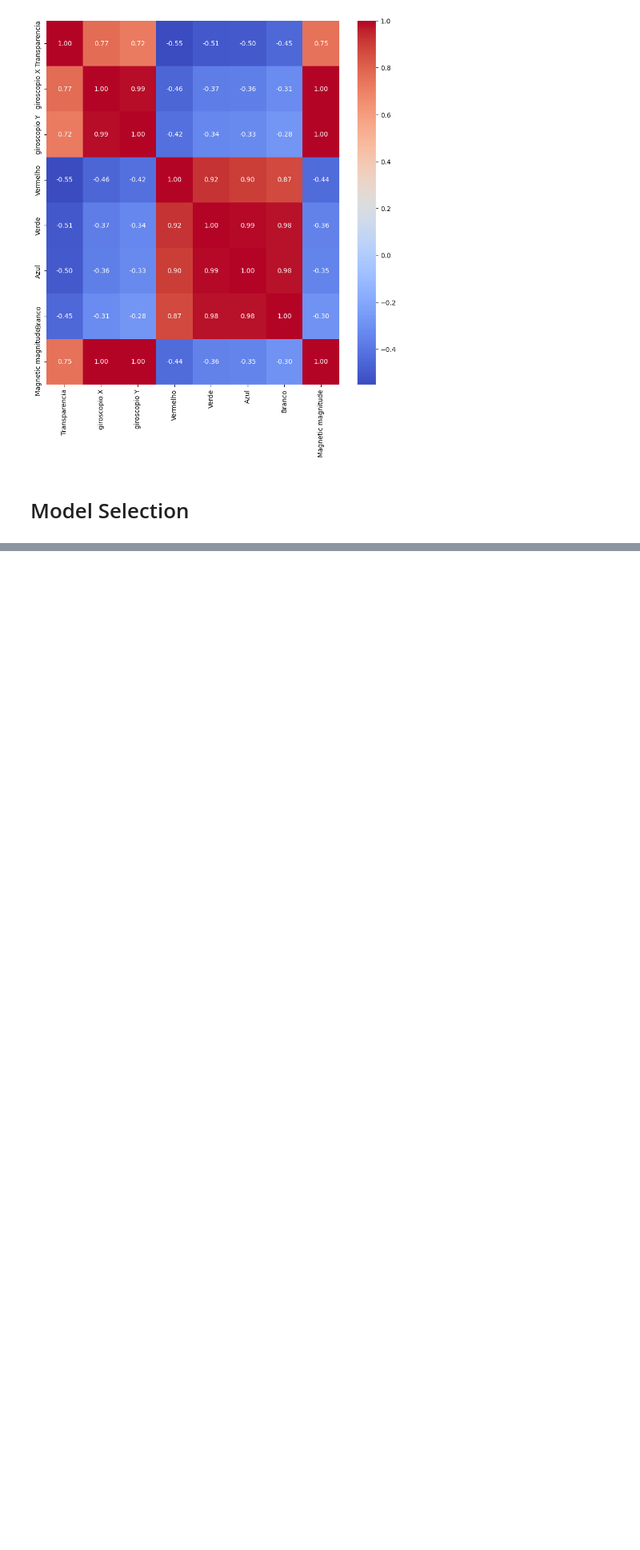
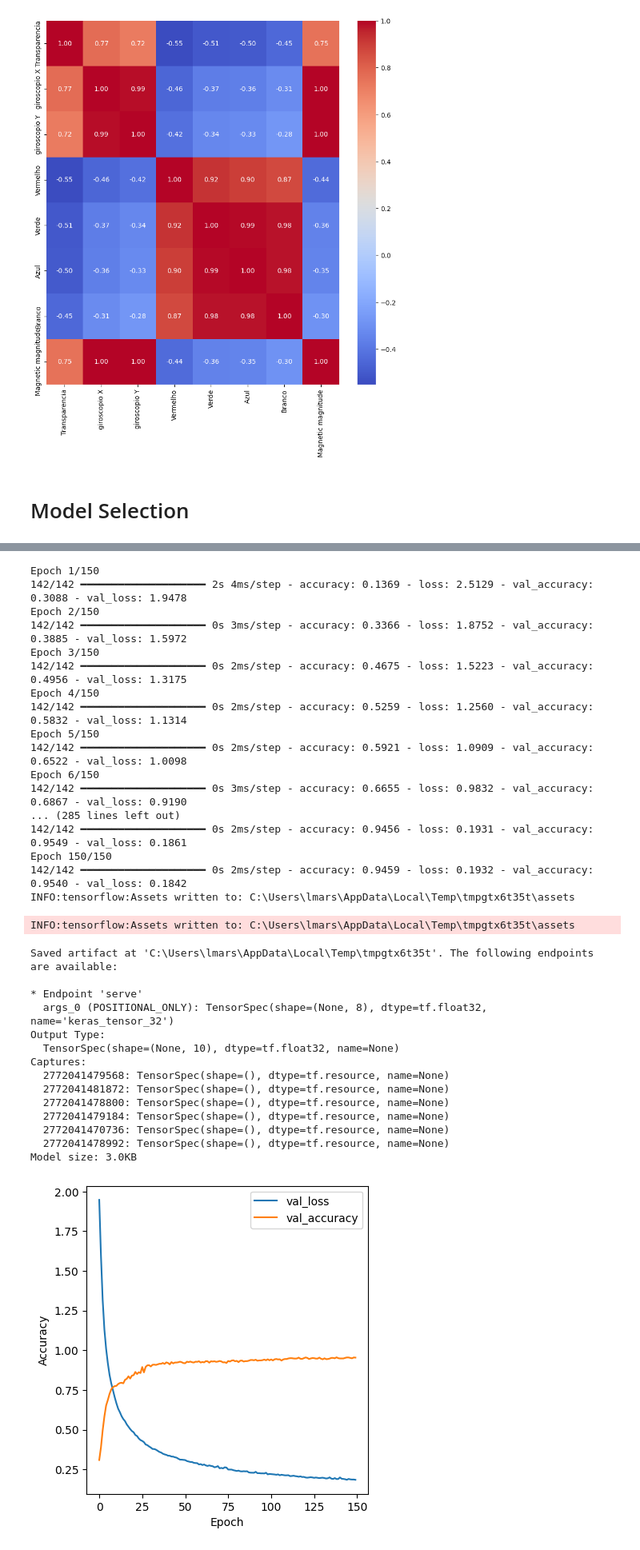
Before and after one commit to EnmanuelMartinsAbilheira/Recyclable-Materials-Classification-Arduino, a Jupyter notebook: Project/test.ipynb, the cells around one changed output, grey strips where cells are left out. Shown: that part at 80% size. Cells and saved outputs as stored; diff of their text form; code cells hidden in the pictures; blank space fills up the shorter version.

```diff
--- a/Project/test.ipynb
+++ b/Project/test.ipynb
@@ -302,0 +227,68 @@ joblib.dump(scaler, 'scaler.pkl')
+# %%
+import tensorflow as tf
+import numpy as np
+
+model = tf.keras.models.Sequential([
+    tf.keras.layers.Dense(units=X_train.shape[1], input_shape=(X_train.shape[1],)),
+    tf.keras.layers.Dense(10, activation='relu'),
+    tf.keras.layers.Dense(units=len(np.unique(y_train)), activation='softmax')
+])
+
+model.compile(optimizer='adam', loss='sparse_categorical_crossentropy', metrics=['accuracy'])
+model.fit(X_train, y_train, epochs=150, batch_size=32, validation_data=(X_test, y_test))
+
+converter = tf.lite.TFLiteConverter.from_keras_model(model)
+tflite_model = converter.convert()
+
+with open('model.tflite', 'wb') as f:
+    f.write(tflite_model)
+
+print(f"Model size: {len(tflite_model)/1024:.1f}KB")
+
+# plot accuracy and loss
+plt.figure(figsize=(10, 5))
+plt.subplot(1, 2, 1)
+plt.plot(model.history.history['val_loss'], label='val_loss')
+plt.plot(model.history.history['val_accuracy'], label='val_accuracy')
+plt.xlabel('Epoch')
+plt.ylabel('Accuracy')
+plt.legend()
+
+# save tf header
+with open('model.h', 'w') as f:
+    f.write(f"#define MODEL_TFLITE_SIZE {len(tflite_model)}\n")
+    f.write(f"const unsigned char model_tflite[] = {str(list(tflite_model))};")
+# %% [output]
+Epoch 1/150
+142/142 ━━━━━━━━━━━━━━━━━━━━ 2s 4ms/step - accuracy: 0.1369 - loss: 2.5129 - val_accuracy: 0.3088 - val_loss: 1.9478
+Epoch 2/150
+142/142 ━━━━━━━━━━━━━━━━━━━━ 0s 3ms/step - accuracy: 0.3366 - loss: 1.8752 - val_accuracy: 0.3885 - val_loss: 1.5972
+Epoch 3/150
+142/142 ━━━━━━━━━━━━━━━━━━━━ 0s 2ms/step - accuracy: 0.4675 - loss: 1.5223 - val_accuracy: 0.4956 - val_loss: 1.3175
+Epoch 4/150
+142/142 ━━━━━━━━━━━━━━━━━━━━ 0s 2ms/step - accuracy: 0.5259 - loss: 1.2560 - val_accuracy: 0.5832 - val_loss: 1.1314
+Epoch 5/150
+142/142 ━━━━━━━━━━━━━━━━━━━━ 0s 2ms/step - accuracy: 0.5921 - loss: 1.0909 - val_accuracy: 0.6522 - val_loss: 1.0098
+Epoch 6/150
+142/142 ━━━━━━━━━━━━━━━━━━━━ 0s 3ms/step - accuracy: 0.6655 - loss: 0.9832 - val_accuracy: 0.6867 - val_loss: 0.9190
+... (285 lines left out)
+142/142 ━━━━━━━━━━━━━━━━━━━━ 0s 2ms/step - accuracy: 0.9456 - loss: 0.1931 - val_accuracy: 0.9549 - val_loss: 0.1861
+Epoch 150/150
+142/142 ━━━━━━━━━━━━━━━━━━━━ 0s 2ms/step - accuracy: 0.9459 - loss: 0.1932 - val_accuracy: 0.9540 - val_loss: 0.1842
+INFO:tensorflow:Assets written to: C:\Users\lmars\AppData\Local\Temp\tmpgtx6t35t\assets
+INFO:tensorflow:Assets written to: C:\Users\lmars\AppData\Local\Temp\tmpgtx6t35t\assets
+Saved artifact at 'C:\Users\lmars\AppData\Local\Temp\tmpgtx6t35t'. The following endpoints are available:
+
+* Endpoint 'serve'
+  args_0 (POSITIONAL_ONLY): TensorSpec(shape=(None, 8), dtype=tf.float32, name='keras_tensor_32')
+Output Type:
+  TensorSpec(shape=(None, 10), dtype=tf.float32, name=None)
+Captures:
+  2772041479568: TensorSpec(shape=(), dtype=tf.resource, name=None)
+  2772041481872: TensorSpec(shape=(), dtype=tf.resource, name=None)
+  2772041478800: TensorSpec(shape=(), dtype=tf.resource, name=None)
+  2772041479184: TensorSpec(shape=(), dtype=tf.resource, name=None)
+  2772041470736: TensorSpec(shape=(), dtype=tf.resource, name=None)
+  2772041478992: TensorSpec(shape=(), dtype=tf.resource, name=None)
+Model size: 3.0KB
+[figure, added]
```
Also changed, not shown: parts of 8 cells of this notebook, 2 other files.
